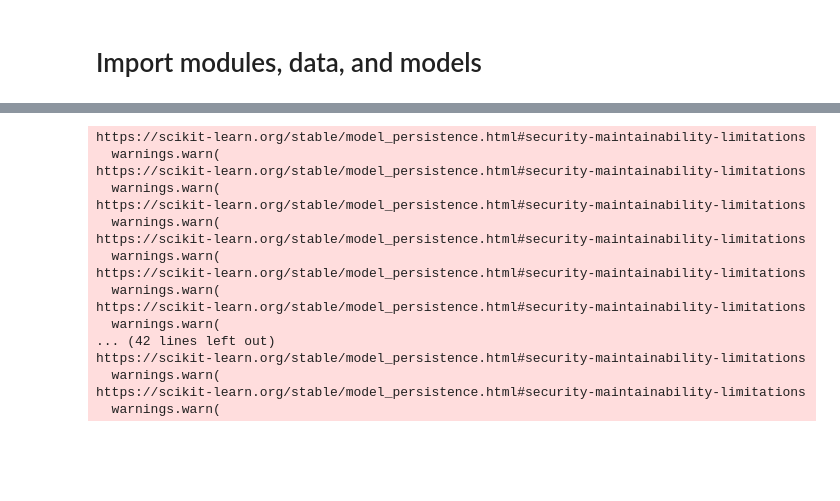
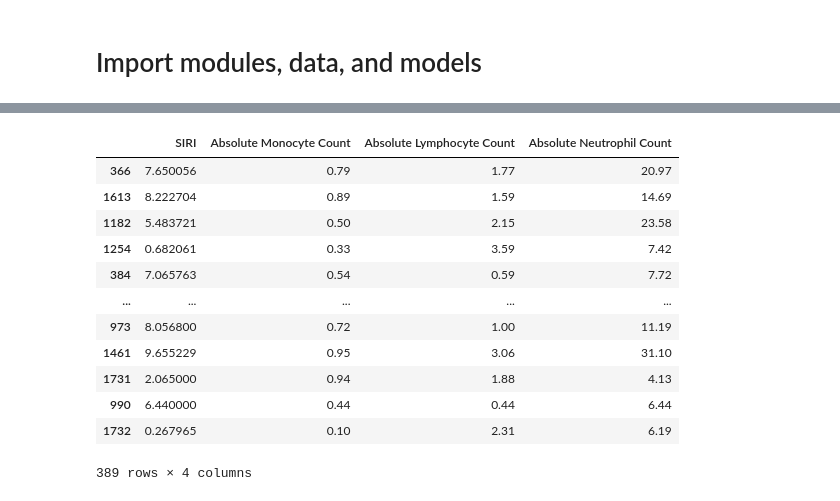
Before and after one commit to roshanparikh/codedependency, a Jupyter notebook: shap_analysis.ipynb, the cells around one changed output, grey strips where cells are left out. Cells and saved outputs as stored; diff of their text form; code cells hidden in the pictures; blank space fills up the shorter version.

```diff
--- a/shap_analysis.ipynb
+++ b/shap_analysis.ipynb
@@ -34,22 +232,17 @@ NameError: name 'model_results_imune_90' is not defined
 # %%
-with open(filename, 'rb') as f:
-    tmp = pkl_load(f)
+model_results_immune_90['XGB']['X_test_raw']
 # %% [output]
+|  | SIRI | Absolute Monocyte Count | Absolute Lymphocyte Count | Absolute Neutrophil Count |
+| 366 | 7.650056 | 0.79 | 1.77 | 20.97 |
+| 1613 | 8.222704 | 0.89 | 1.59 | 14.69 |
+| 1182 | 5.483721 | 0.50 | 2.15 | 23.58 |
+| 1254 | 0.682061 | 0.33 | 3.59 | 7.42 |
+| 384 | 7.065763 | 0.54 | 0.59 | 7.72 |
+| ... | ... | ... | ... | ... |
+| 973 | 8.056800 | 0.72 | 1.00 | 11.19 |
+| 1461 | 9.655229 | 0.95 | 3.06 | 31.10 |
+| 1731 | 2.065000 | 0.94 | 1.88 | 4.13 |
+| 990 | 6.440000 | 0.44 | 0.44 | 6.44 |
+| 1732 | 0.267965 | 0.10 | 2.31 | 6.19 |
-https://scikit-learn.org/stable/model_persistence.html#security-maintainability-limitations
-  warnings.warn(
-https://scikit-learn.org/stable/model_persistence.html#security-maintainability-limitations
-  warnings.warn(
-https://scikit-learn.org/stable/model_persistence.html#security-maintainability-limitations
-  warnings.warn(
-https://scikit-learn.org/stable/model_persistence.html#security-maintainability-limitations
-  warnings.warn(
-https://scikit-learn.org/stable/model_persistence.html#security-maintainability-limitations
-  warnings.warn(
-https://scikit-learn.org/stable/model_persistence.html#security-maintainability-limitations
-  warnings.warn(
-... (42 lines left out)
-https://scikit-learn.org/stable/model_persistence.html#security-maintainability-limitations
-  warnings.warn(
-https://scikit-learn.org/stable/model_persistence.html#security-maintainability-limitations
-  warnings.warn(
+389 rows × 4 columns
 # %%
```
Also changed, not shown: parts of 14 cells of this notebook, 2 other files.
